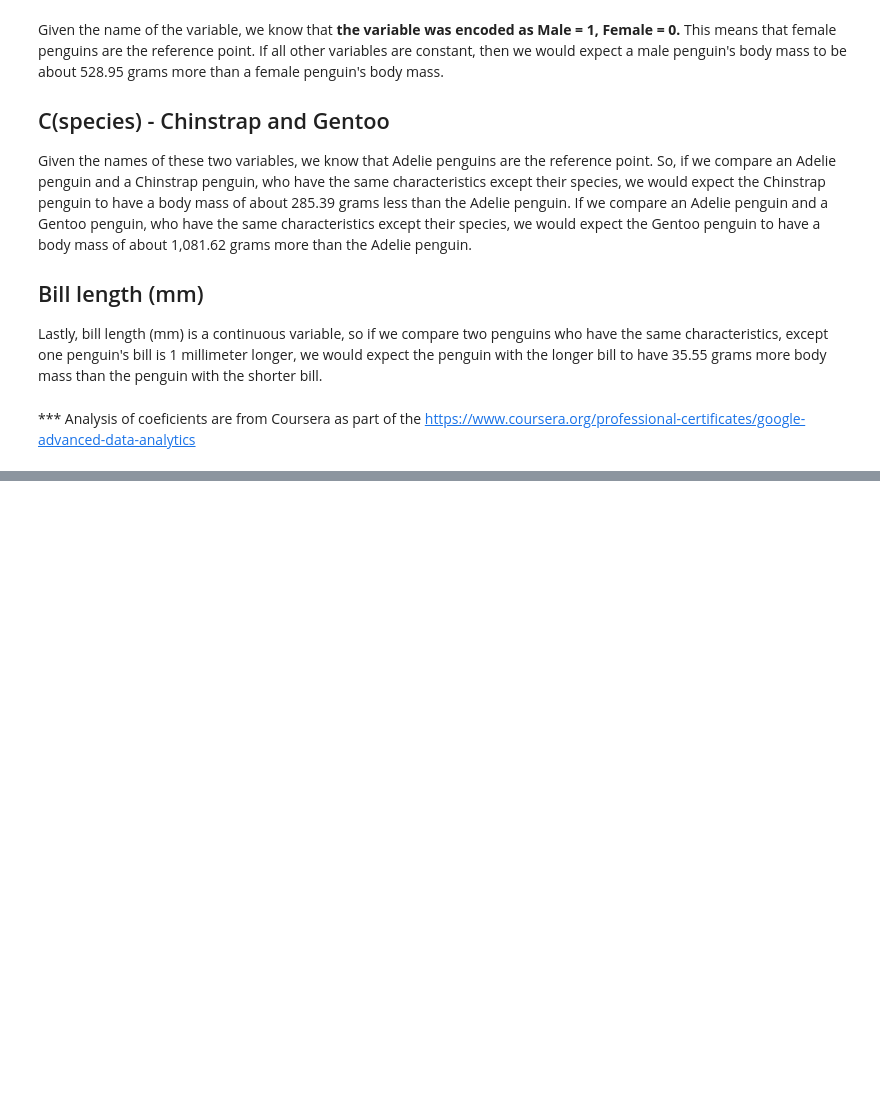
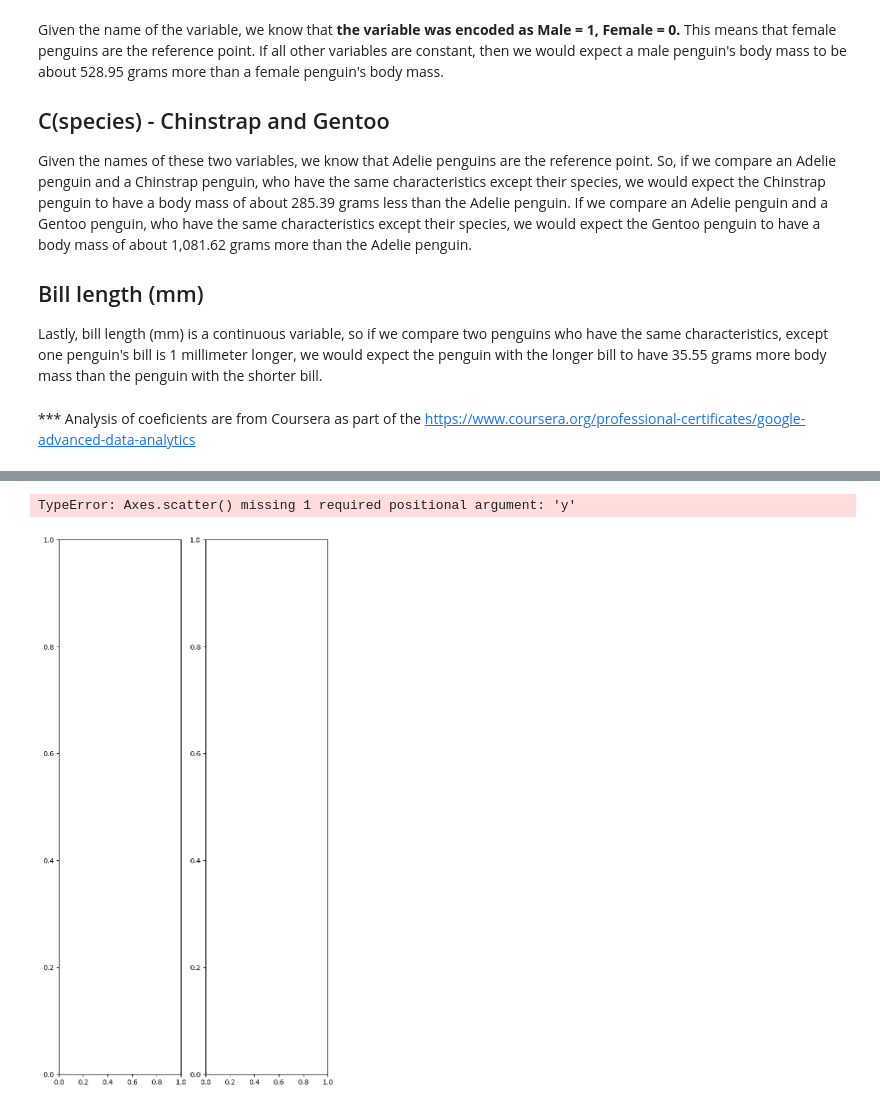
Before and after one commit to AfobCode/LearningPython, a Jupyter notebook: Regression_Analysis/multiple_linear_regression.ipynb, the cells around one changed output, grey strips where cells are left out. Cells and saved outputs as stored; diff of their text form; code cells hidden in the pictures; blank space fills up the shorter version.

Commit message:
Adding some graphs"

```diff
--- a/Regression_Analysis/multiple_linear_regression.ipynb
+++ b/Regression_Analysis/multiple_linear_regression.ipynb
@@ -182,0 +216,3 @@ Lastly, bill length (mm) is a continuous variable, so if we compare two penguins
+# %%
+penguin_test = pd.concat([x_test,y_test],axis = 1).reset_index(drop=True)
+penguin_test
@@ -182,0 +233,3 @@ Lastly, bill length (mm) is a continuous variable, so if we compare two penguins
+# %%
+penguin_test['model_predictions'] = penguin_model.predict(penguin_test[['bill_length_mm','sex','species']])
+penguin_test.head(30)
@@ -182,0 +254,8 @@ Lastly, bill length (mm) is a continuous variable, so if we compare two penguins
+# %%
+fig, axes = plt.subplots(1,2,figsize=(7,14))
+
+axes[0].scatter(penguin_test['body_mass_g'],alpha=0.6,label='actual Data')
+axes[0].scatter(penguin_test['model_predictions'],color='coral',alpha= 0.7,label='Predicted Data')
+# %% [output]
+TypeError: Axes.scatter() missing 1 required positional argument: 'y'
+[figure, added]
```
Also changed, not shown: parts of 5 cells of this notebook.
